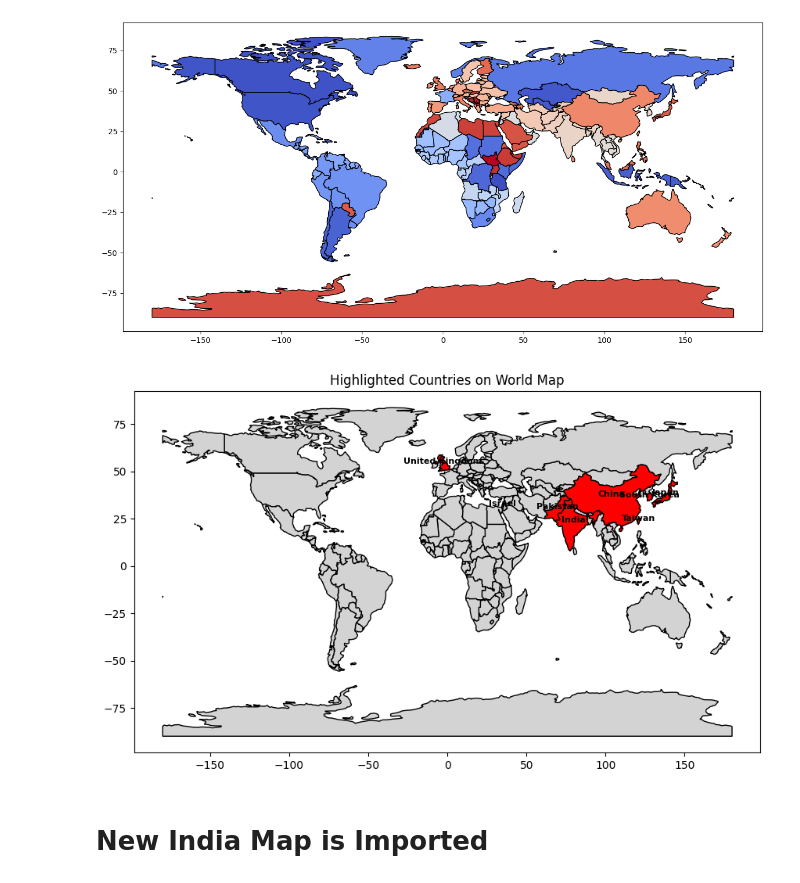
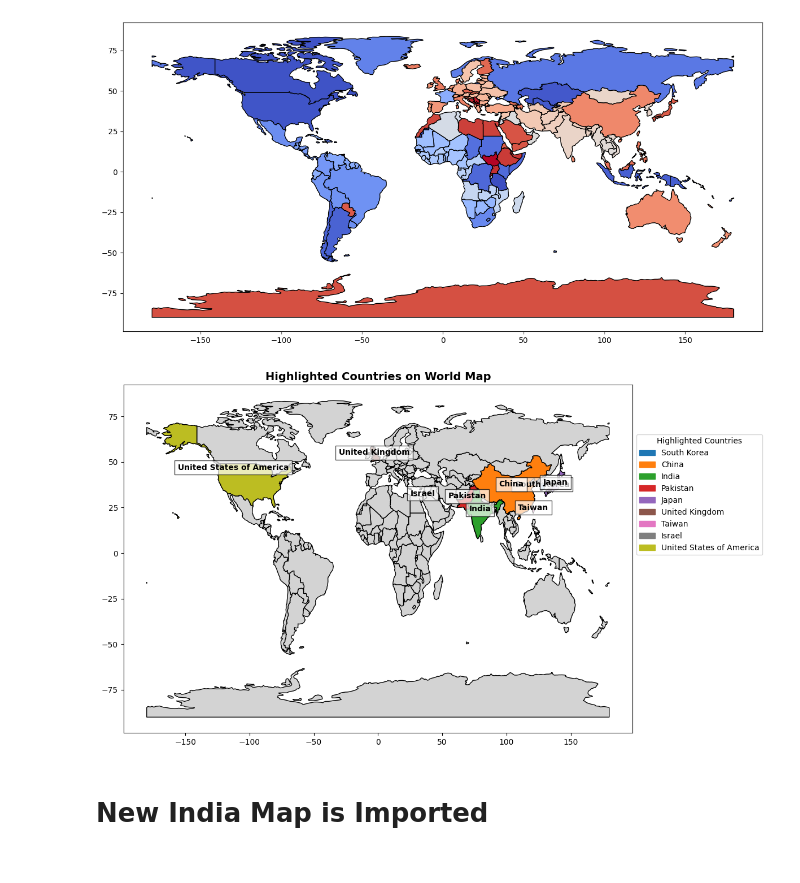
Before and after one commit to HimanshuHeda/Advance_Python, a Jupyter notebook: Geospatial_geopandas.ipynb, the cells around one changed output. Cells and saved outputs as stored; diff of their text form; code cells hidden in the pictures.

```diff
--- a/Geospatial_geopandas.ipynb
+++ b/Geospatial_geopandas.ipynb
@@ -46,34 +57,54 @@ world.plot(ax=ax, cmap="coolwarm", edgecolor="black")
 # %%
 import geopandas as gpd
 import matplotlib.pyplot as plt
+import matplotlib.colors as mcolors
+import matplotlib.patches as mpatches
 
 # List of countries to highlight
 highlighted_countries = [
     "South Korea", "China", "India", "Pakistan", "Japan",
-    "United Kingdom", "Taiwan", "Israel", "United States"
+    "United Kingdom", "Taiwan", "Israel", "United States of America"
 ]
 
-# Ensure the coordinate reference system (CRS) is correct
+# Ensure correct CRS
 world = world.to_crs(epsg=4326)
 
-# Create a column to highlight specific countries
+# Create a column to mark highlighted countries
 world["highlight"] = world["NAME"].isin(highlighted_countries)
 
-# Plot the world map
-fig, ax = plt.subplots(figsize=(12, 6))
-world.plot(ax=ax, color="lightgray", edgecolor="black")
-world[world["highlight"]].plot(ax=ax, color="red", edgecolor="black")
+# Define colors for each country using a colormap
+colors = list(mcolors.TABLEAU_COLORS.values())  # Get distinct colors
+
+# Increase figure size for better readability
+fig, ax = plt.subplots(figsize=(15, 8))  # Increased width and height
+world.plot(ax=ax, color="lightgray", edgecolor="black")  # Base world map
+
+# Create legend handles
+legend_handles = []
+
+# Plot highlighted countries with different colors
+for i, country in enumerate(highlighted_countries):
+    country_geo = world[world["NAME"] == country]
+    if not country_geo.empty:  # Ensure the country exists before plotting
+        color = colors[i % len(colors)]
+        country_geo.plot(ax=ax, color=color, edgecolor="black", label=country)
+        legend_handles.append(mpatches.Patch(color=color, label=country))  # Add to legend
 
 # Add labels to highlighted countries
 for idx, row in world[world["highlight"]].iterrows():
     centroid = row.geometry.centroid
-    plt.text(centroid.x, centroid.y, row["NAME"], fontsize=8, ha='center', color='black', fontweight='bold')
+    plt.text(
+        centroid.x, centroid.y, row["NAME"], fontsize=10,  # Increased font size
+        ha='center', color='black', fontweight='bold', bbox=dict(facecolor='white', alpha=0.7)
+    )
 
-# Title
-plt.title("Highlighted Countries on World Map")
+# Title and legend
+plt.title("Highlighted Countries on World Map", fontsize=14, fontweight="bold")
+plt.legend(handles=legend_handles, title="Highlighted Countries", loc="lower left", bbox_to_anchor=(1, 0.5), fontsize=10)
+
 plt.show()
 # %% [output]
-[figure, old version]
+[figure, new version]
 # %% [markdown]
 # New India Map is Imported
 # %%
```
Also changed, not shown: parts of 1 cell of this notebook, 2 other files.
